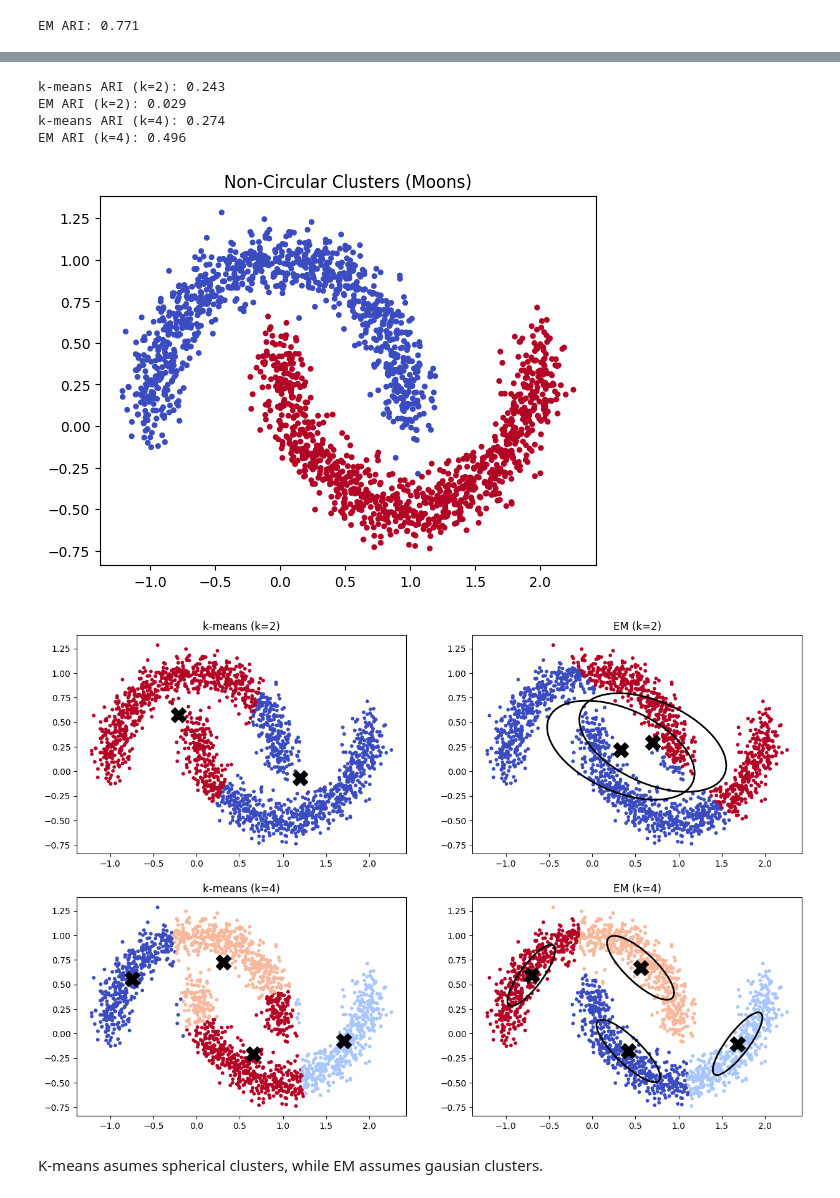
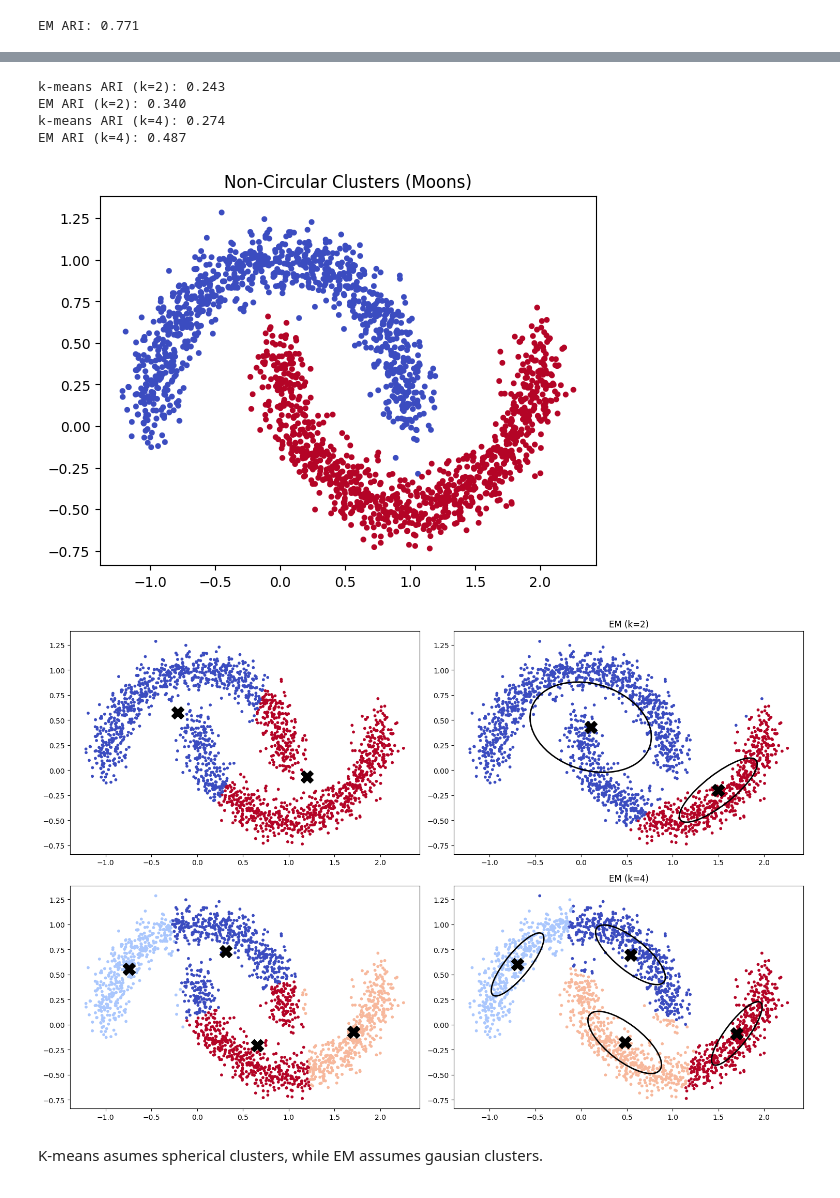
Before and after one commit to augustkl/Advanced-Probebalistic-Machine-Learning, a Jupyter notebook: A6/E2.ipynb, the cells around one changed output, grey strips where cells are left out. Drawn from its saved outputs; the diff is of its cells as text; code cells hidden in the pictures.

```diff
--- a/A6/E2.ipynb
+++ b/A6/E2.ipynb
@@ -30,7 +30,8 @@ def plot_clusters(data, labels, centroids=None, title=None, ax=None):
         fig, ax = plt.subplots()
 
     if labels.ndim > 1:
-        c=  labels[:,0]
+        # c = labels[:, 0]
+        c = np.argmax(labels, axis=1)
     else:
         c = labels
     ax.scatter(data[:, 0], data[:, 1], c=c, cmap="coolwarm", s=10)
@@ -132,15 +133,12 @@ class EMGMM:
         """
         # Done:  Fill in this method
         n_samples, n_components = data.shape[0], self.n_components
-        log_resp = np.zeros((n_samples, n_components))
+        responsibilities = np.zeros((n_samples, n_components))
 
         for k in range(n_components):
-            log_resp[:, k] = np.log(self.weights[k]) + np.log(self.multivariate_gaussian(data, self.means[k], self.covariances[k]))
+            responsibilities[:, k] = self.weights[k] * self.multivariate_gaussian(data, self.means[k], self.covariances[k])
 
-        # Normalize responsibilities in log-space
-        log_sum = log_resp.max(axis=1, keepdims=True)  # Max log for numerical stability
-        log_resp = np.exp(log_resp - log_sum)  # Subtract max before exponentiating
-        responsibilities = log_resp / log_resp.sum(axis=1, keepdims=True)
+        responsibilities /= responsibilities.sum(axis=1, keepdims=True)
         return responsibilities
 
     def m_step(self, data, responsibilities):
@@ -256,6 +255,7 @@ plt.tight_layout()
 # TODO: # Fill in the code to run k-means and EM with different values of k and plot the results and ARI scores.
 k_values = [2, 4, 8]
 fig, axes = plt.subplots(3, 2, figsize=(15, 15))
+itertation = 10
 
 for i, k in enumerate(k_values):
     # Run k-means
@@ -268,9 +268,10 @@ for i, k in enumerate(k_values):
     print(f"k-means ARI (k={k}): {ari_kmeans:.3f}")
 
     # Plot assignments
-    responsibilities = kmeans.stored_params["labels"]
-    em_centroids = kmeans.stored_params["centroids"]
-    plot_clusters(data, responsibilities, em_centroids, ax=ax)
+    responsibilities = kmeans.stored_params[itertation]["labels"]
+    print(max(responsibilities[:5]))
+    em_centroids = kmeans.stored_params[itertation]["centroids"]
+    plot_clusters(data, responsibilities, em_centroids, ax=axes[i, 0], title=f"KMeans (k={k})")
 
     # Run EM
     em = EMGMM(n_components=k)
@@ -282,7 +283,11 @@ for i, k in enumerate(k_values):
     print(f"EM ARI (k={k}): {ari_em:.3f}")
 
     # Plot assignments
-    plot_clusters(data, em_labels, em.means, title=f"EM (k={k})", ax=axes[i, 1])
-    plot_gaussian_ellipses(em.means, em.covariances, ax=axes[i, 1])
+    responsibilities = em.stored_params[itertation]["responsibilities"]
+    print(f'a {max(responsibilities[:, 0])}')
+    cov = em.stored_params[itertation]["covariances"]
+    em_centroids = em.stored_params[itertation]["means"]
+    plot_clusters(data, responsibilities, em_centroids, ax=axes[i, 1], title=f"EM (k={k})")
+    plot_gaussian_ellipses(em_centroids, cov, ax=axes[i, 1])
 # %% [output]
 k-means ARI (k=2): 0.704
@@ -304,38 +315,46 @@ plot_clusters(moons_data, moons_labels, title="Non-Circular Clusters (Moons)")
 # TODO: # Fill in the code to run k-means and EM on the moons dataset for k = 2 and 4 clusters and plot the results
 k_values = [2, 4]
 fig, axes = plt.subplots(2, 2, figsize=(15, 10))
+itertation = 20
 
 for i, k in enumerate(k_values):
     # Run k-means
     kmeans = KMeansCustom(n_clusters=k)
     kmeans.fit(moons_data)
     kmeans_labels = kmeans.predict(moons_data)
 
     # Metrics
     ari_kmeans = adjusted_rand_score(moons_labels, kmeans_labels)
     print(f"k-means ARI (k={k}): {ari_kmeans:.3f}")
 
     # Plot assignments
-    plot_clusters(moons_data, kmeans_labels, kmeans.centroids, title=f"k-means (k={k})", ax=axes[i, 0])
+    responsibilities = kmeans.stored_params[itertation]["labels"]
+    em_centroids = kmeans.stored_params[itertation]["centroids"]
+    plot_clusters(moons_data, responsibilities, em_centroids, ax=axes[i, 0])
 
     # Run EM
     em = EMGMM(n_components=k)
     em.fit(moons_data)
     em_labels = em.predict(moons_data)
 
     # Metrics
     ari_em = adjusted_rand_score(moons_labels, em_labels)
     print(f"EM ARI (k={k}): {ari_em:.3f}")
 
     # Plot assignments
-    plot_clusters(moons_data, em_labels, em.means, title=f"EM (k={k})", ax=axes[i, 1])
-    plot_gaussian_ellipses(em.means, em.covariances, ax=axes[i, 1])
+    responsibilities = em.stored_params[itertation]["responsibilities"]
+    cov = em.stored_params[itertation]["covariances"]
+    em_centroids = em.stored_params[itertation]["means"]
+    plot_clusters(moons_data, responsibilities, em_centroids, ax=axes[i, 1], title=f"EM (k={k})")
+    plot_gaussian_ellipses(em_centroids, cov, ax=axes[i, 1])
+
+plt.tight_layout()
 # %% [output]
 k-means ARI (k=2): 0.243
-EM ARI (k=2): 0.029
+EM ARI (k=2): 0.340
 k-means ARI (k=4): 0.274
-EM ARI (k=4): 0.496
+EM ARI (k=4): 0.487
 [figure]
-[figure, old version]
+[figure, new version]
 # %% [markdown]
 K-means asumes spherical clusters, while EM assumes gausian clusters.
```
Also changed, not shown: parts of 2 cells of this notebook, 3 other files.
